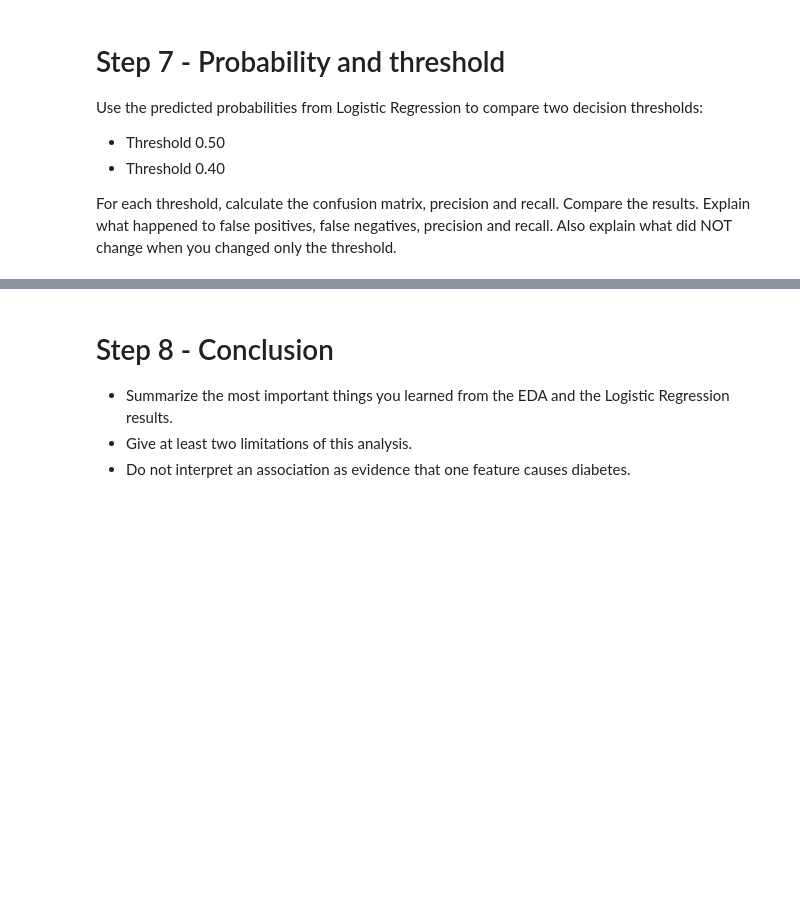
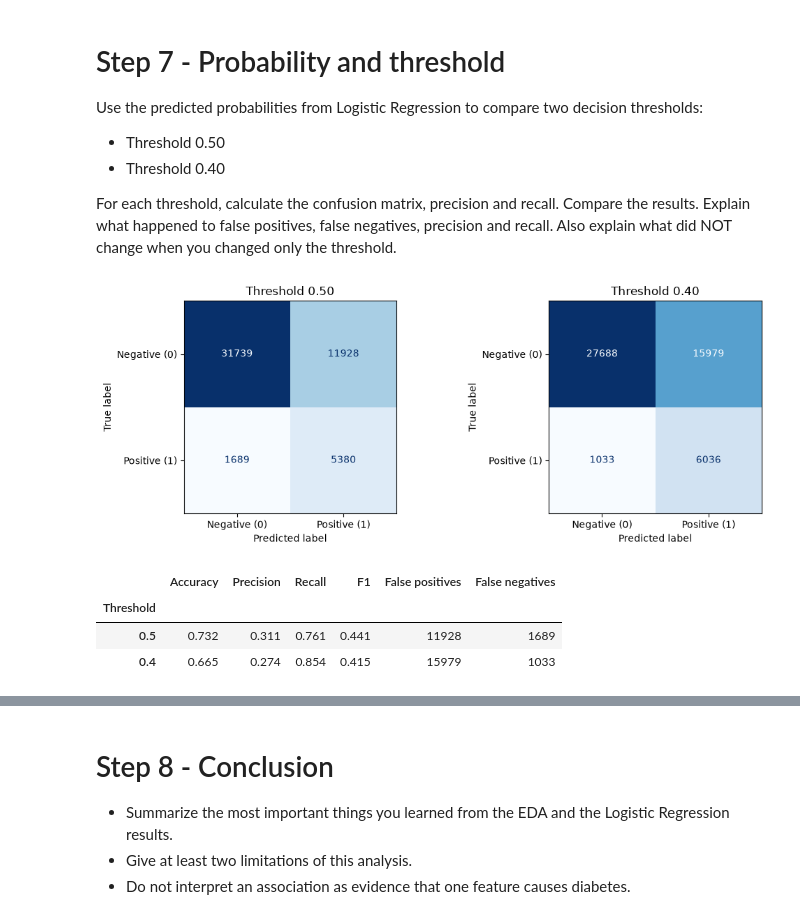
Before and after one commit to Amirus11/IE500618-Assignment-2-Diabetes-Classification, a Jupyter notebook: notebooks/workflow.ipynb, the cells around one changed output, grey strips where cells are left out. Drawn from its saved outputs; the diff is of its cells as text; code cells hidden in the pictures; blank space fills up the shorter version.

```diff
--- a/notebooks/workflow.ipynb
+++ b/notebooks/workflow.ipynb
@@ -162,3 +183,34 @@ Use the predicted probabilities from Logistic Regression to compare two decision
 
 For each threshold, calculate the confusion matrix, precision and recall. Compare the results. Explain what happened to false
 positives, false negatives, precision and recall. Also explain what did NOT change when you changed only the threshold.
+# %%
+rows = []
+fig, axes = plt.subplots(1, 2, figsize=(11, 4))
+
+for a, t in zip(axes, [0.50, 0.40]):
+    y_pred_t = (y_probs >= t).astype(int)
+    cm_t = metrics.confusion_matrix(y_test, y_pred_t)
+    tn, fp, fn, tp = cm_t.ravel()
+    rows.append({
+        "Threshold": t,
+        "Accuracy": metrics.accuracy_score(y_test, y_pred_t),
+        "Precision": metrics.precision_score(y_test, y_pred_t),
+        "Recall": metrics.recall_score(y_test, y_pred_t),
+        "F1": metrics.f1_score(y_test, y_pred_t),
+        "False positives": fp,
+        "False negatives": fn,
+    })
+    metrics.ConfusionMatrixDisplay(cm_t, display_labels=["Negative (0)", "Positive (1)"]).plot(
+        ax=a, cmap=plt.cm.Blues, colorbar=False)
+    a.set_title(f"Threshold {t:.2f}")
+plt.tight_layout()
+plt.show()
+
+# Threshold comparison table
+pd.DataFrame(rows).set_index("Threshold").round(3)
+# %% [output]
+[figure, added]
+|  | Accuracy | Precision | Recall | F1 | False positives | False negatives |
+| Threshold |  |  |  |  |  |  |
+| 0.5 | 0.732 | 0.311 | 0.761 | 0.441 | 11928 | 1689 |
+| 0.4 | 0.665 | 0.274 | 0.854 | 0.415 | 15979 | 1033 |
```
Also changed, not shown: parts of 6 cells of this notebook, 2 other files.
